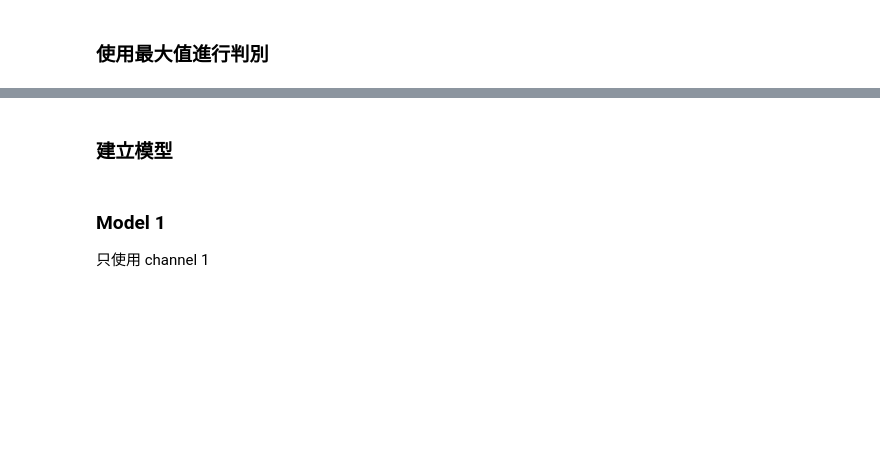
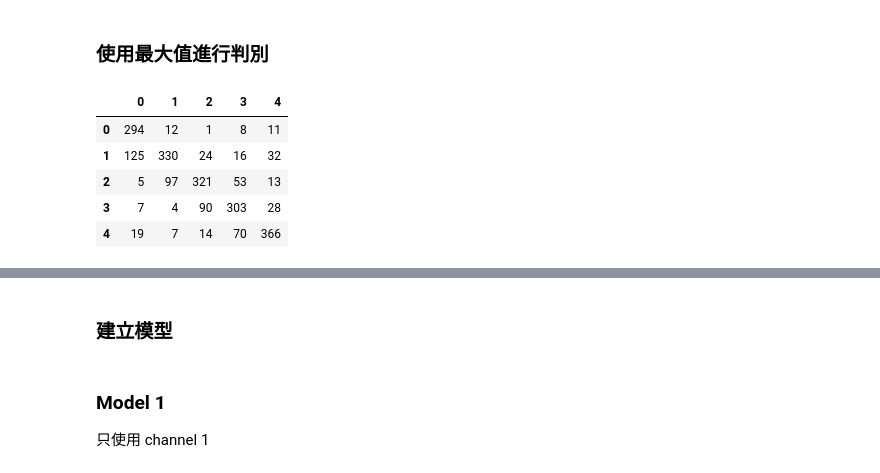
Before and after one commit to toonnyy8/mhmc, a Jupyter notebook: MultimediaProcessing/MultimediaProcessing.ipynb, the cells around one changed output, grey strips where cells are left out. Drawn from its saved outputs; the diff is of its cells as text; code cells hidden in the pictures; blank space fills up the shorter version.

```diff
--- a/MultimediaProcessing/MultimediaProcessing.ipynb
+++ b/MultimediaProcessing/MultimediaProcessing.ipynb
@@ -48,19 +48,32 @@ label = np.maximum(label,e/(label.shape[3]-1))
 ### 使用最大值進行判別
 # %%
 channel_1_argmax_accuracy = []
+channel_1_argmax_confusion_matrix = [[0 for j in range(5)] for i in range(5)]
 for idx in range(5):
   x_test = channel1[idx*3:(idx+1)*3].reshape((-1,channel1.shape[3]))
   y_test = label[idx*3:(idx+1)*3].reshape((-1,label.shape[3]))
+  predict = tf.argmax(x_test,axis=1)
+  ground_truth = tf.argmax(y_test,axis=1)
+  for j in range(len(predict)):
+    channel_1_argmax_confusion_matrix[predict[j]][ground_truth[j]] += 1
   channel_1_argmax_accuracy.append(
     tf.reduce_sum(
       tf.cast(
         tf.equal(
-          tf.argmax(x_test,axis=1),
-          tf.argmax(y_test,axis=1)
+          predict,
+          ground_truth
         ),
         'float32'
       )
     )/450
   )
+display(pd.DataFrame(channel_1_argmax_confusion_matrix))
+# %% [output]
+|  | 0 | 1 | 2 | 3 | 4 |
+| 0 | 294 | 12 | 1 | 8 | 11 |
+| 1 | 125 | 330 | 24 | 16 | 32 |
+| 2 | 5 | 97 | 321 | 53 | 13 |
+| 3 | 7 | 4 | 90 | 303 | 28 |
+| 4 | 19 | 7 | 14 | 70 | 366 |
 # %%
 channel_2_argmax_accuracy = []
```
Also changed, not shown: parts of 22 cells of this notebook.
